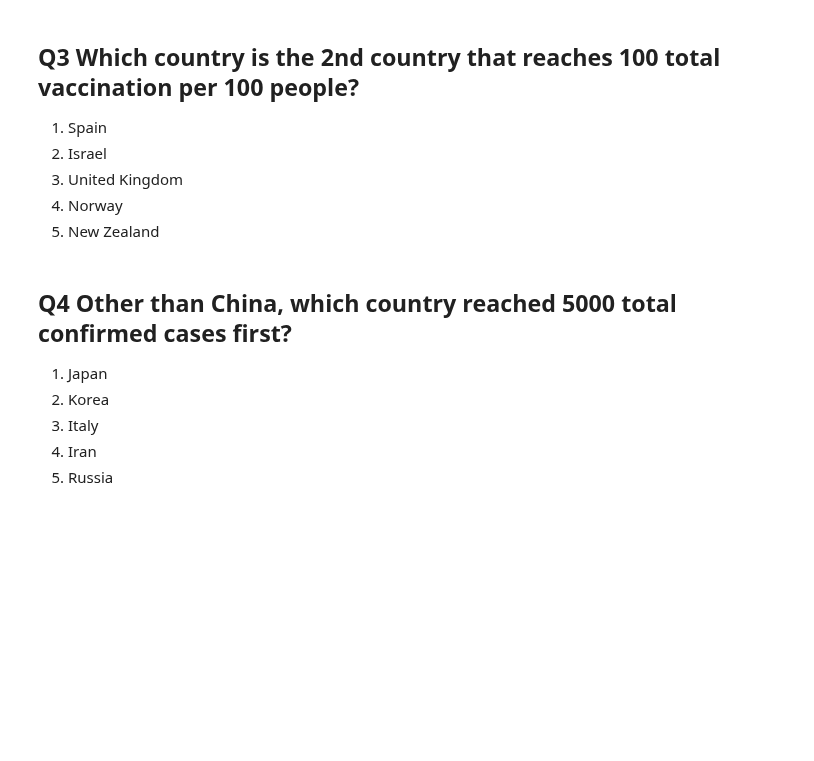
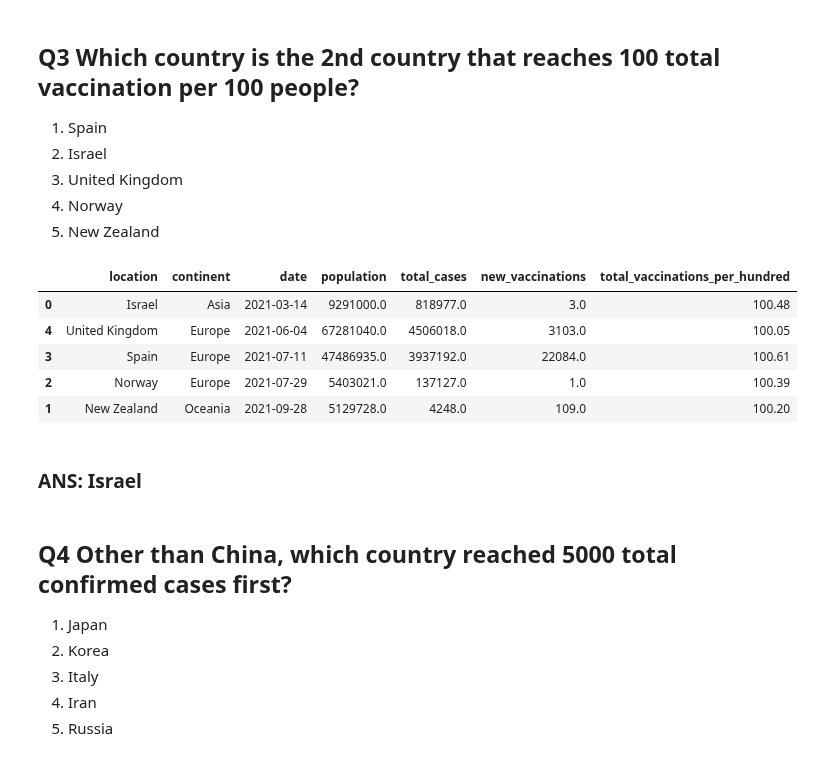
Before and after one commit to belongtothenight/BD_ML_Code, a Jupyter notebook: src/BD_final.ipynb, the cells around one changed output. Drawn from its saved outputs; the diff is of its cells as text; code cells hidden in the pictures; blank space fills up the shorter version.

```diff
--- a/src/BD_final.ipynb
+++ b/src/BD_final.ipynb
@@ -207,6 +237,24 @@ Continent.head()
 3. United Kingdom
 4. Norway
 5. New Zealand
+# %%
+options = ['Spain', 'Israel', 'United Kingdom', 'Norway', 'New Zealand']
+DF2_tmp = DF2[DF2.location.isin(options)]
+
+DF2_tmp = DF2_tmp[DF2_tmp.total_vaccinations_per_hundred >= 100]
+DF2_tmp = DF2_tmp.groupby('location').min().reset_index()
+DF2_tmp = DF2_tmp.sort_values(by='date', ascending=True)
+
+DF2_tmp.head()
+# %% [output]
+|  | location | continent | date | population | total_cases | new_vaccinations | total_vaccinations_per_hundred |
+| 0 | Israel | Asia | 2021-03-14 | 9291000.0 | 818977.0 | 3.0 | 100.48 |
+| 4 | United Kingdom | Europe | 2021-06-04 | 67281040.0 | 4506018.0 | 3103.0 | 100.05 |
+| 3 | Spain | Europe | 2021-07-11 | 47486935.0 | 3937192.0 | 22084.0 | 100.61 |
+| 2 | Norway | Europe | 2021-07-29 | 5403021.0 | 137127.0 | 1.0 | 100.39 |
+| 1 | New Zealand | Oceania | 2021-09-28 | 5129728.0 | 4248.0 | 109.0 | 100.20 |
+# %% [markdown]
+### ANS: Israel
 # %% [markdown]
 ## Q4 Other than China, which country reached 5000 total confirmed cases first?
 
```
Also changed, not shown: parts of 7 cells of this notebook.
